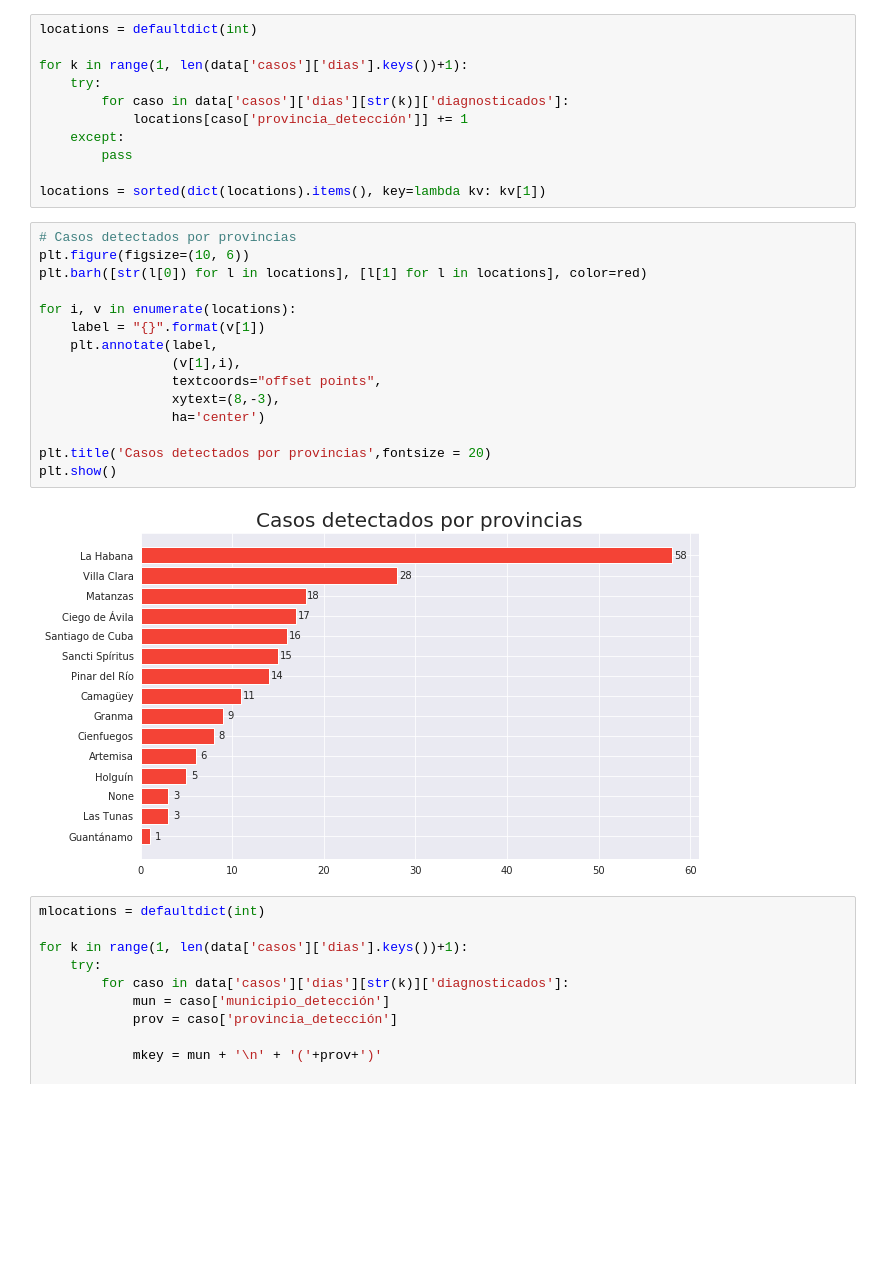
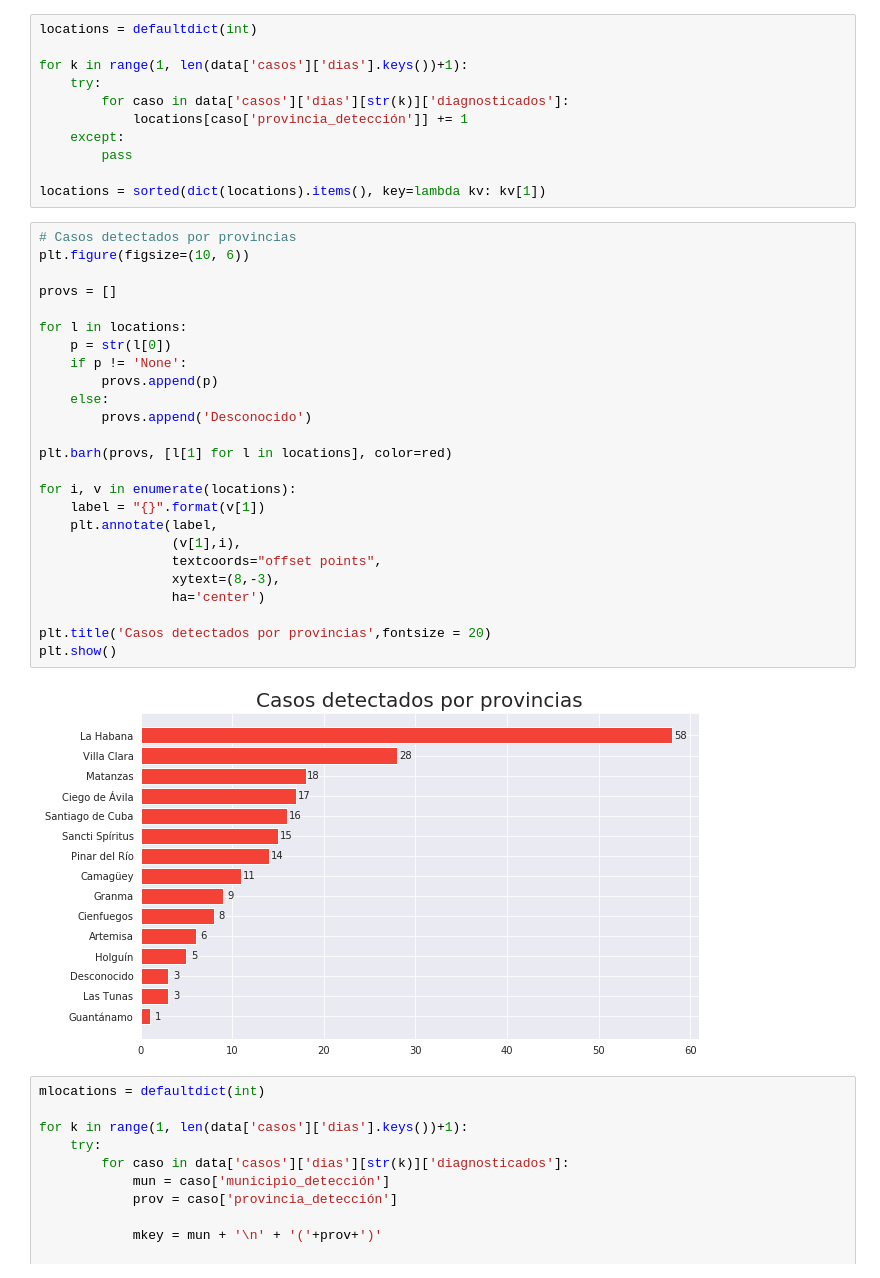
Before and after one commit to luiscib3r/COVID19-Cuba, a Jupyter notebook: covid19cubadata.ipynb, the cells around one changed output. Cells and saved outputs as stored; diff of their text form; blank space fills up the shorter version.

Commit message:
None->Desconocido

```diff
--- a/covid19cubadata.ipynb
+++ b/covid19cubadata.ipynb
@@ -422,20 +422,30 @@ locations = sorted(dict(locations).items(), key=lambda kv: kv[1])
 # %%
 # Casos detectados por provincias
 plt.figure(figsize=(10, 6))
-plt.barh([str(l[0]) for l in locations], [l[1] for l in locations], color=red)
+
+provs = []
+
+for l in locations:
+    p = str(l[0])
+    if p != 'None':
+        provs.append(p)
+    else:
+        provs.append('Desconocido')
+
+plt.barh(provs, [l[1] for l in locations], color=red)
 
 for i, v in enumerate(locations):
     label = "{}".format(v[1])
     plt.annotate(label,
                  (v[1],i),
                  textcoords="offset points",
                  xytext=(8,-3),
                  ha='center')
 
 plt.title('Casos detectados por provincias',fontsize = 20)
 plt.show()
 # %% [output]
-[figure, old version]
+[figure, new version]
 # %%
 mlocations = defaultdict(int)
 
```
